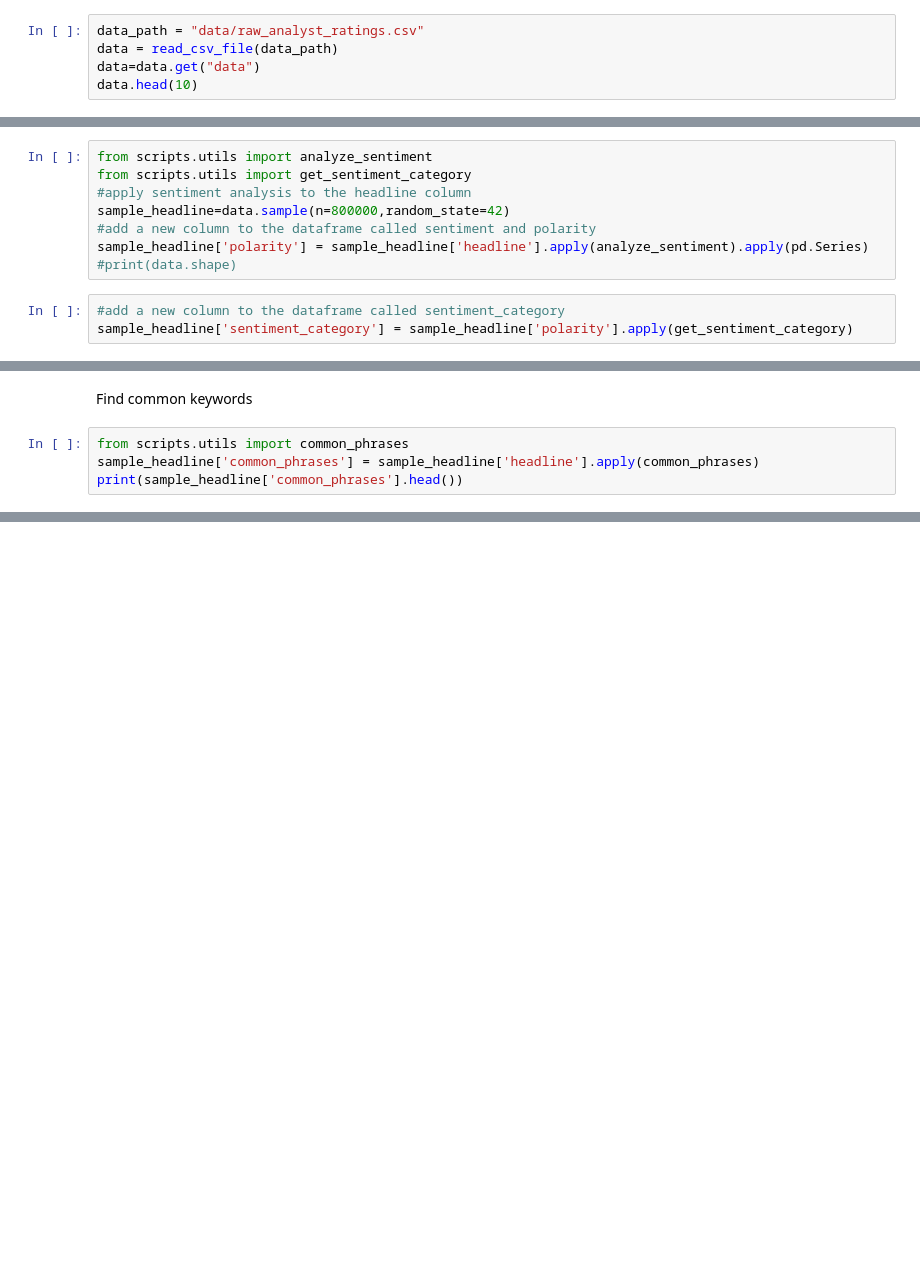
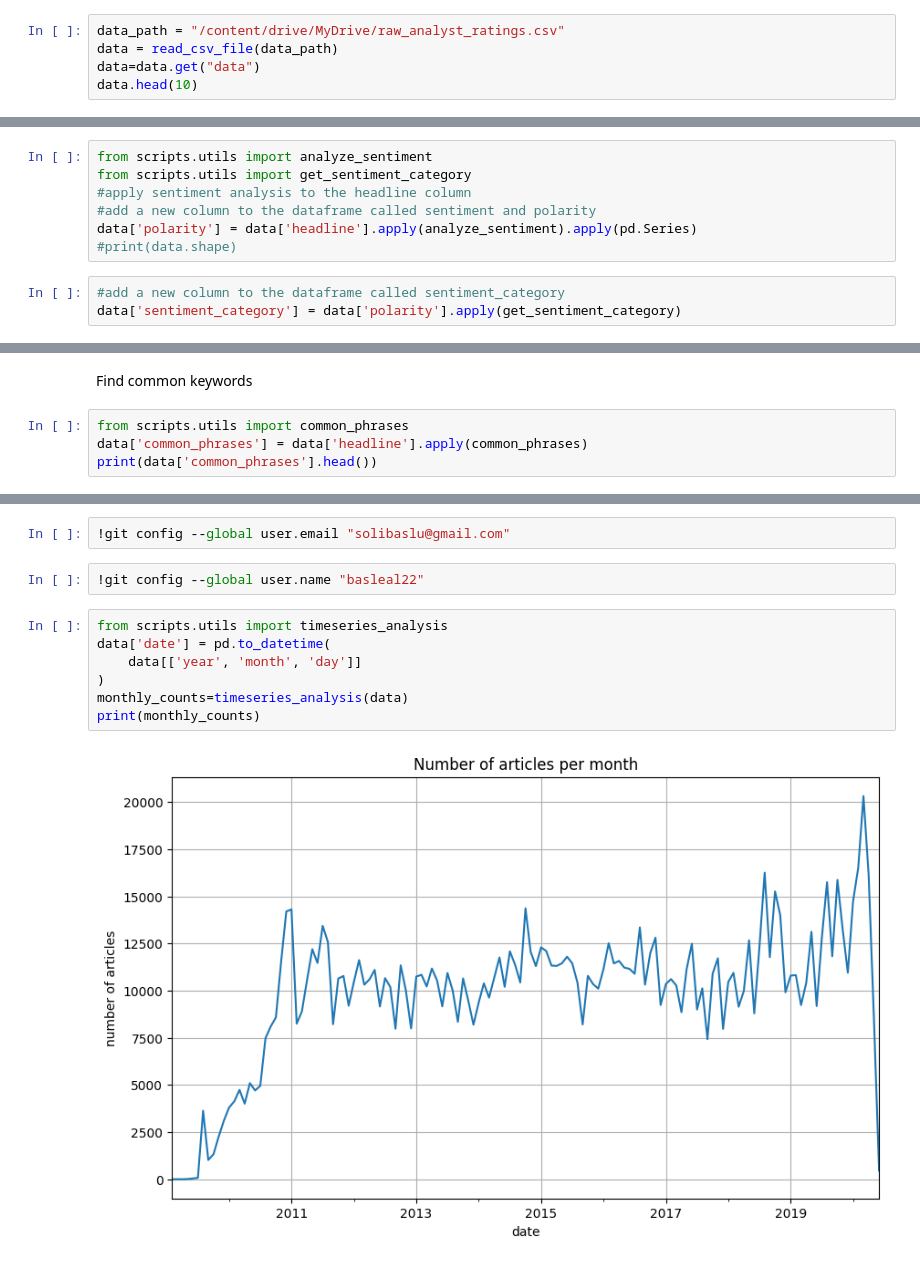
Before and after one commit to basleal22/kaim-week-1, a Jupyter notebook: notebooks/EDA_raw_analyst.ipynb, the cells around one changed output, grey strips where cells are left out. Drawn from its saved outputs; the diff is of its cells as text; blank space fills up the shorter version.

```diff
--- a/notebooks/EDA_raw_analyst.ipynb
+++ b/notebooks/EDA_raw_analyst.ipynb
@@ -13,7 +35,7 @@ from scripts.utils import read_csv_file, count_headline_length
 # %% [markdown]
 read the csv file and display the first 30 rows
 # %%
-data_path = "data/raw_analyst_ratings.csv"
+data_path = "/content/drive/MyDrive/raw_analyst_ratings.csv"
 data = read_csv_file(data_path)
 data=data.get("data")
 data.head(10)
@@ -111,13 +133,12 @@ Perform a sentinel analysis. We will use advanced NLP libraries like textBlob, v
 from scripts.utils import analyze_sentiment
 from scripts.utils import get_sentiment_category
 #apply sentiment analysis to the headline column
-sample_headline=data.sample(n=800000,random_state=42)
 #add a new column to the dataframe called sentiment and polarity
-sample_headline['polarity'] = sample_headline['headline'].apply(analyze_sentiment).apply(pd.Series)
+data['polarity'] = data['headline'].apply(analyze_sentiment).apply(pd.Series)
 #print(data.shape)
 # %%
 #add a new column to the dataframe called sentiment_category
-sample_headline['sentiment_category'] = sample_headline['polarity'].apply(get_sentiment_category)
+data['sentiment_category'] = data['polarity'].apply(get_sentiment_category)
 # %% [markdown]
 Print the summary of the sentiment category we created
 # %%
@@ -137,6 +158,6 @@ Name: count, dtype: int64
 Find common keywords
 # %%
 from scripts.utils import common_phrases
-sample_headline['common_phrases'] = sample_headline['headline'].apply(common_phrases)
-print(sample_headline['common_phrases'].head())
+data['common_phrases'] = data['headline'].apply(common_phrases)
+print(data['common_phrases'].head())
 # %% [output]
@@ -148,0 +179,13 @@ Name: common_phrases, dtype: object
+# %%
+!git config --global user.email "solibaslu@gmail.com"
+# %%
+!git config --global user.name "basleal22"
+# %%
+from scripts.utils import timeseries_analysis
+data['date'] = pd.to_datetime(
+    data[['year', 'month', 'day']]
+)
+monthly_counts=timeseries_analysis(data)
+print(monthly_counts)
+# %% [output]
+[figure, added]
```
Also changed, not shown: parts of 12 cells of this notebook.
